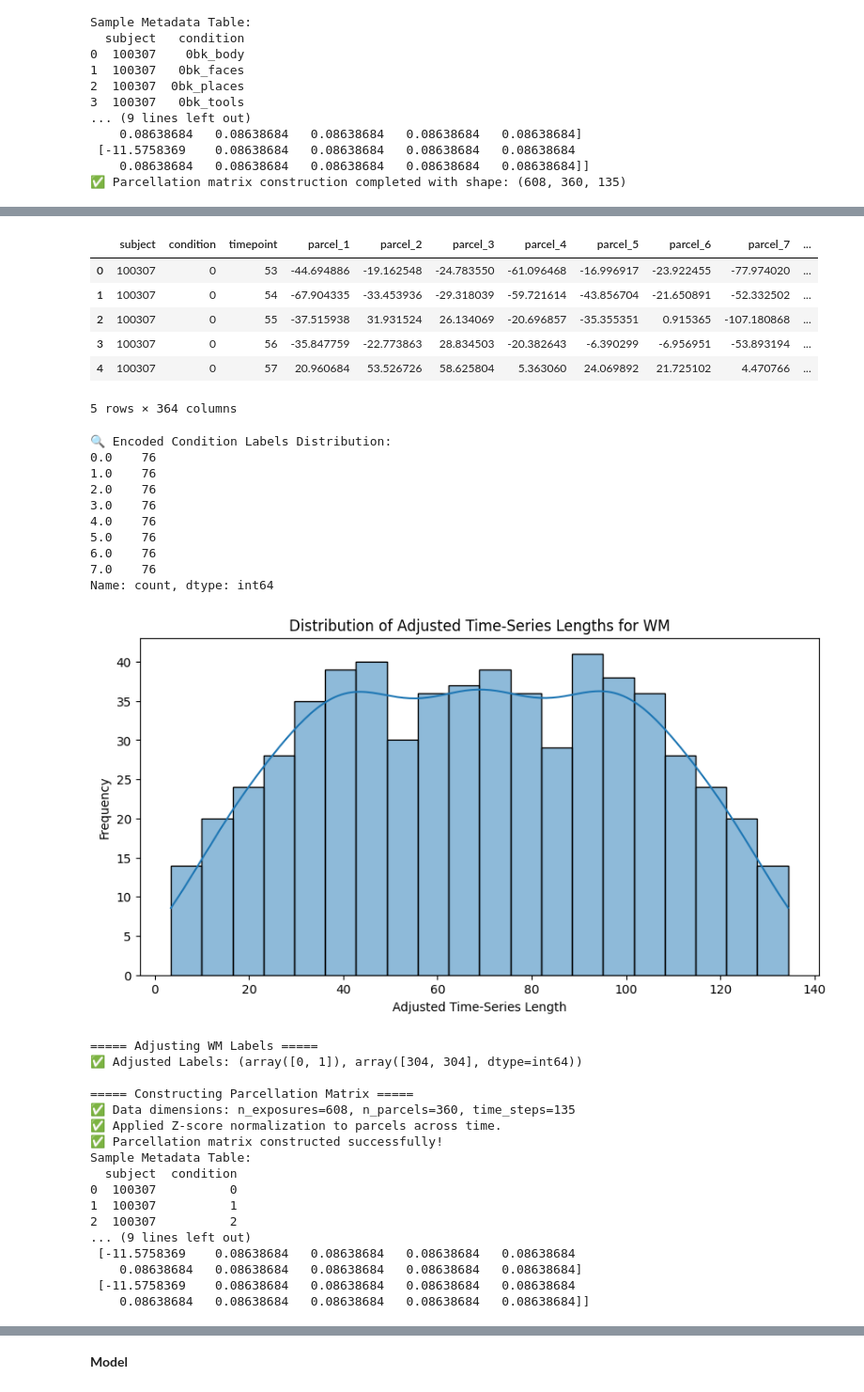
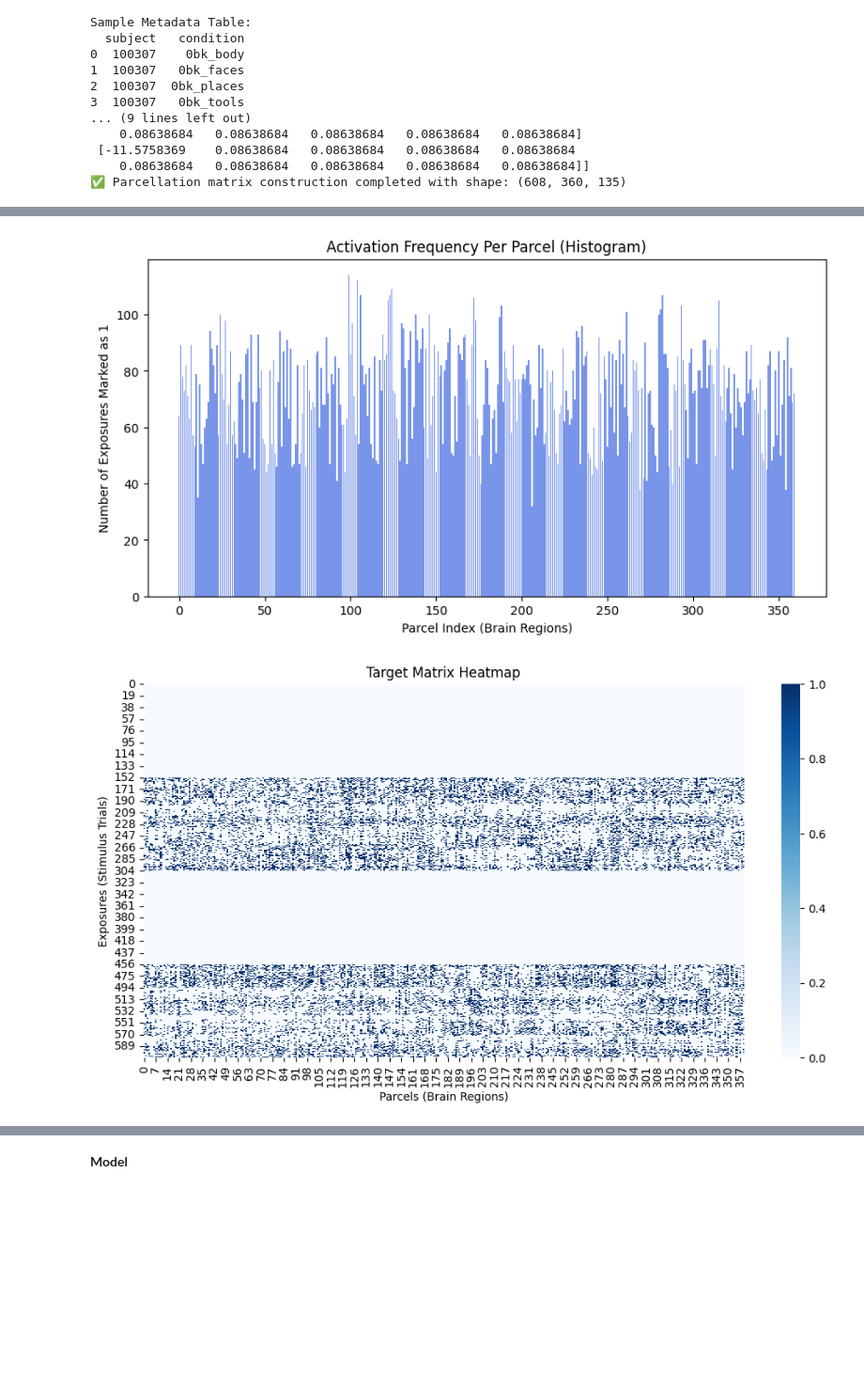
Before and after one commit to saamehsanaaee/MontbretiaCabinet-ISP, a Jupyter notebook: notebooks/Full Pipeline WIP.ipynb, the cells around one changed output, grey strips where cells are left out. Shown at 94% size. Drawn from its saved outputs; the diff is of its cells as text; code cells hidden in the pictures; blank space fills up the shorter version.

```diff
--- a/notebooks/Full Pipeline WIP.ipynb
+++ b/notebooks/Full Pipeline WIP.ipynb
@@ -605,7 +605,7 @@ def adjust_wm_labels(labels):
     return adjusted_labels
 # %%
 #this further cleans the raw 3D matrix specifically for model input and includes standardisation (we may remove)
-def construct_parcellation_matrix(fmri_3d_matrix, fmri_df, standardize=True, test_mode=False):
+def construct_parcellation_matrix(fmri_3d_matrix, fmri_df, standardize=True, test_mode=True):
     """
     Constructs the main parcellation matrix from the fMRI 3D matrix.
 
@@ -684,10 +754,17 @@ Sample Metadata Table:
 # %%
 #Run pipeline for WM
 
-fmri_wm, labels_wm, fmri_df_wm = matrix_setup("WM", test_mode=True)
+# Establish raw 3D Matrix on WM data
+fmri_wm, labels_wm, fmri_df_wm = matrix_setup("WM", test_mode=False)
+# Adjust labels for WM, collapsing them to 0bk=0, 2bk=1 (binary classification)
 binary_labels_wm = adjust_wm_labels(labels_wm) #this collapses 0bk vs 2bk to binary labels
-fmri_wm, metadata_WM = construct_parcellation_matrix(fmri_wm, fmri_df_wm, standardize=True, test_mode=True)
-#call target matrix function for WM here
+
+#Construct parcellation matrix
+fmri_wm, metadata_WM = construct_parcellation_matrix(fmri_wm, fmri_df_wm, standardize=True, test_mode=False)
+
+# Construct target matrix
+target_matrix_wm = construct_target_matrix(fmri_wm, binary_labels_wm, percentile_threshold=85, test_mode=True)
+
 #call adjacency matrix function for WM here
 # %% [output]
 ===== Running fMRI Data Processing for WM =====
@@ -706,36 +787,3 @@ fmri_wm, metadata_WM = construct_parcellation_matrix(fmri_wm, fmri_df_wm, standa
-|  | subject | condition | timepoint | parcel_1 | parcel_2 | parcel_3 | parcel_4 | parcel_5 | parcel_6 | parcel_7 | ... |
-| 0 | 100307 | 0 | 53 | -44.694886 | -19.162548 | -24.783550 | -61.096468 | -16.996917 | -23.922455 | -77.974020 | ... |
-| 1 | 100307 | 0 | 54 | -67.904335 | -33.453936 | -29.318039 | -59.721614 | -43.856704 | -21.650891 | -52.332502 | ... |
-| 2 | 100307 | 0 | 55 | -37.515938 | 31.931524 | 26.134069 | -20.696857 | -35.355351 | 0.915365 | -107.180868 | ... |
-| 3 | 100307 | 0 | 56 | -35.847759 | -22.773863 | 28.834503 | -20.382643 | -6.390299 | -6.956951 | -53.893194 | ... |
-| 4 | 100307 | 0 | 57 | 20.960684 | 53.526726 | 58.625804 | 5.363060 | 24.069892 | 21.725102 | 4.470766 | ... |
-5 rows × 364 columns
-🔍 Encoded Condition Labels Distribution:
-0.0    76
-1.0    76
-2.0    76
-3.0    76
-4.0    76
-5.0    76
-6.0    76
-7.0    76
-Name: count, dtype: int64
-[figure, old version]
+[figure, new version]
-===== Adjusting WM Labels =====
-✅ Adjusted Labels: (array([0, 1]), array([304, 304], dtype=int64))
-
-===== Constructing Parcellation Matrix =====
-✅ Data dimensions: n_exposures=608, n_parcels=360, time_steps=135
-✅ Applied Z-score normalization to parcels across time.
-✅ Parcellation matrix constructed successfully!
-Sample Metadata Table:
-  subject  condition
-0  100307          0
-1  100307          1
-2  100307          2
-... (9 lines left out)
- [-11.5758369    0.08638684   0.08638684   0.08638684   0.08638684
-    0.08638684   0.08638684   0.08638684   0.08638684   0.08638684]
- [-11.5758369    0.08638684   0.08638684   0.08638684   0.08638684
-    0.08638684   0.08638684   0.08638684   0.08638684   0.08638684]]
+[figure, added]
 # %%
```
Also changed, not shown: parts of 6 cells of this notebook.
